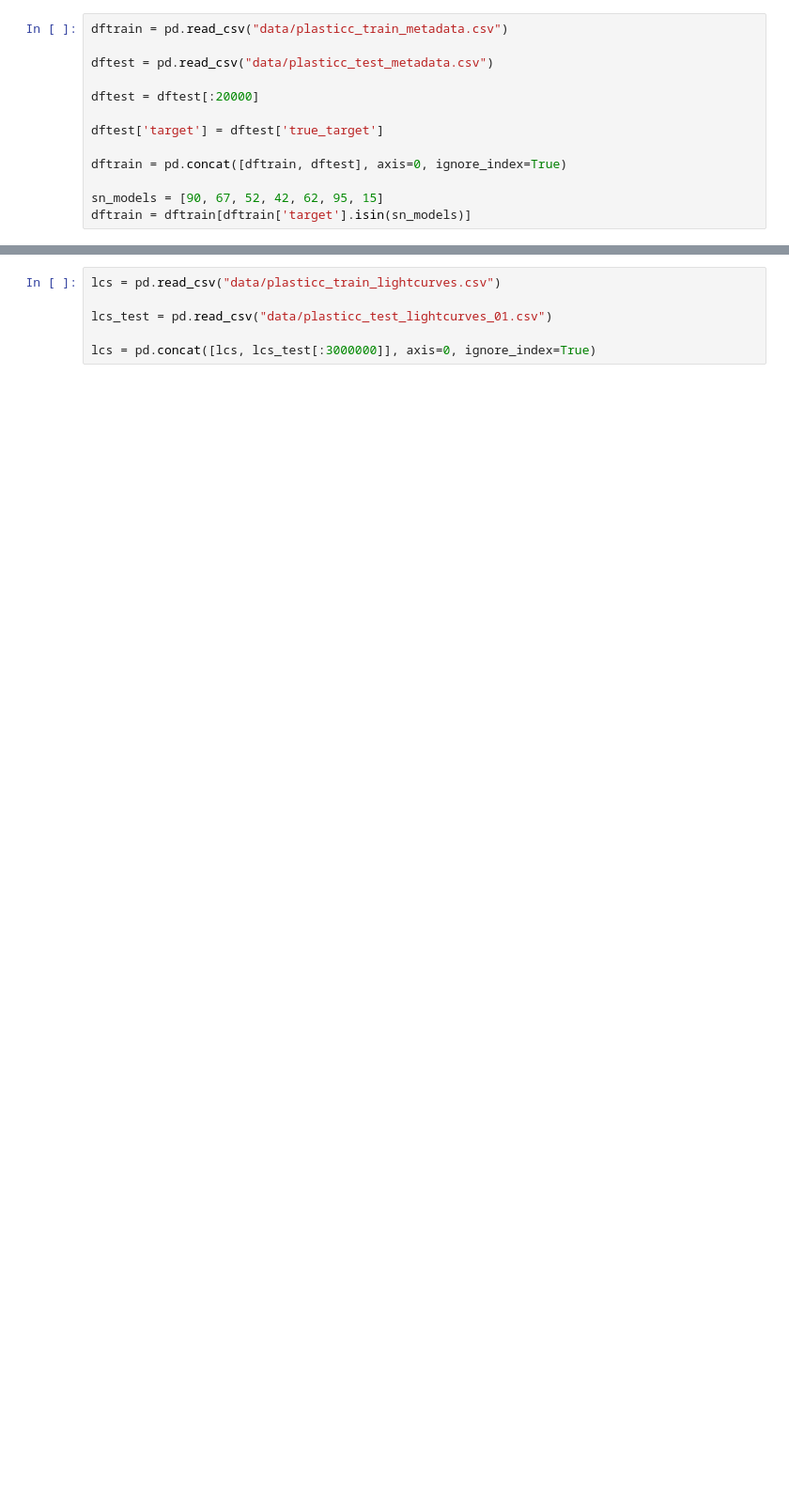
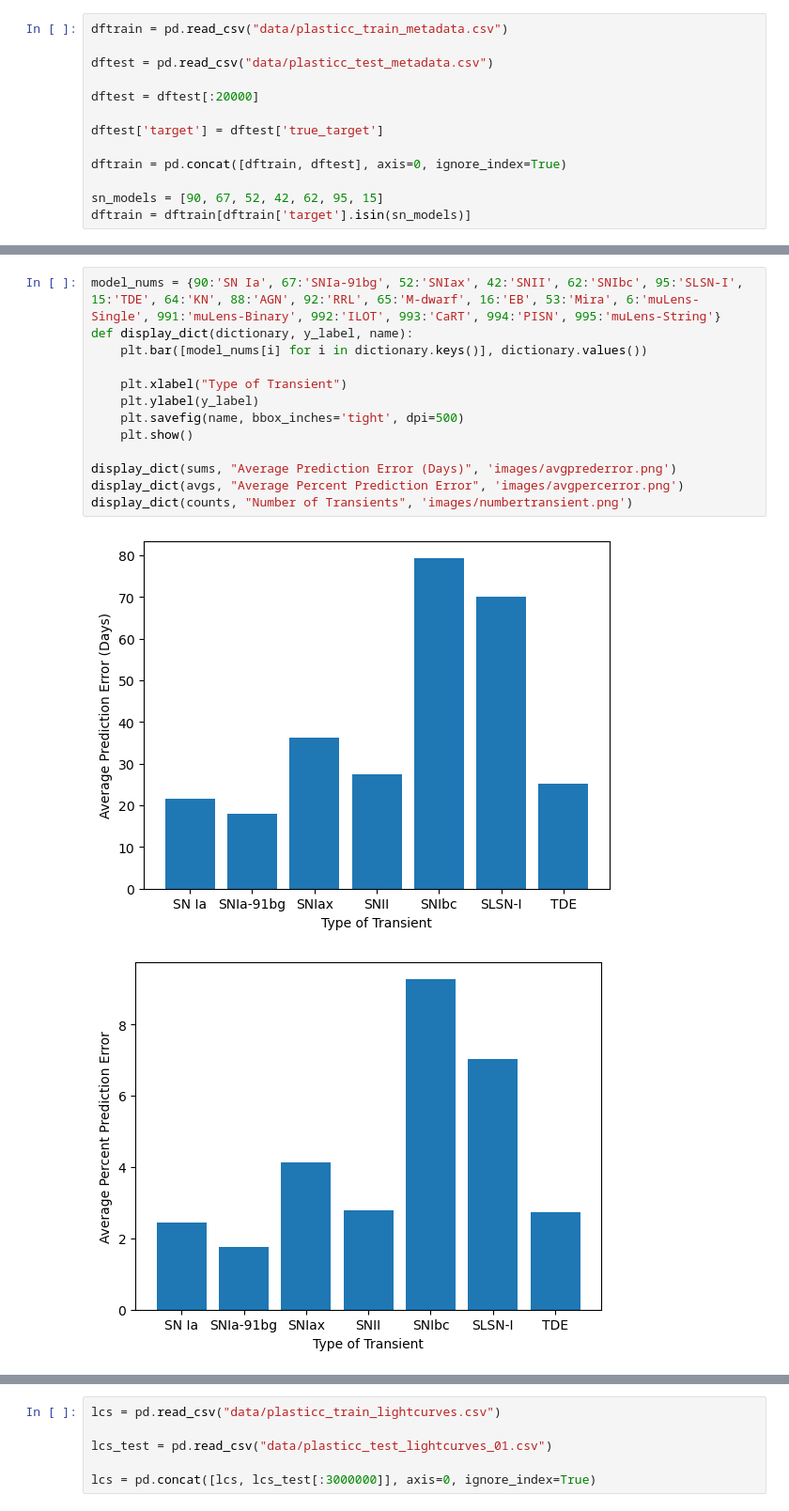
Before and after one commit to JoeDoyle12/simulatedvsobserved, a Jupyter notebook: test_model.ipynb, the cells around one changed output, grey strips where cells are left out. Shown at 94% size. Saved outputs shown, nothing was run; the diff lists cells and outputs as text; blank space fills up the shorter version.

```diff
--- a/test_model.ipynb
+++ b/test_model.ipynb
@@ -56,0 +119,16 @@ dftrain = dftrain[dftrain['target'].isin(sn_models)]
+# %%
+model_nums = {90:'SN Ia', 67:'SNIa-91bg', 52:'SNIax', 42:'SNII', 62:'SNIbc', 95:'SLSN-I', 15:'TDE', 64:'KN', 88:'AGN', 92:'RRL', 65:'M-dwarf', 16:'EB', 53:'Mira', 6:'muLens-Single', 991:'muLens-Binary', 992:'ILOT', 993:'CaRT', 994:'PISN', 995:'muLens-String'}
+def display_dict(dictionary, y_label, name):
+    plt.bar([model_nums[i] for i in dictionary.keys()], dictionary.values())
+
+    plt.xlabel("Type of Transient")
+    plt.ylabel(y_label)
+    plt.savefig(name, bbox_inches='tight', dpi=500)
+    plt.show()
+
+display_dict(sums, "Average Prediction Error (Days)", 'images/avgprederror.png')
+display_dict(avgs, "Average Percent Prediction Error", 'images/avgpercerror.png')
+display_dict(counts, "Number of Transients", 'images/numbertransient.png')
+# %% [output]
+[figure, added]
+[figure, added]
```
Also changed, not shown: parts of 10 cells of this notebook, 11 other files.
